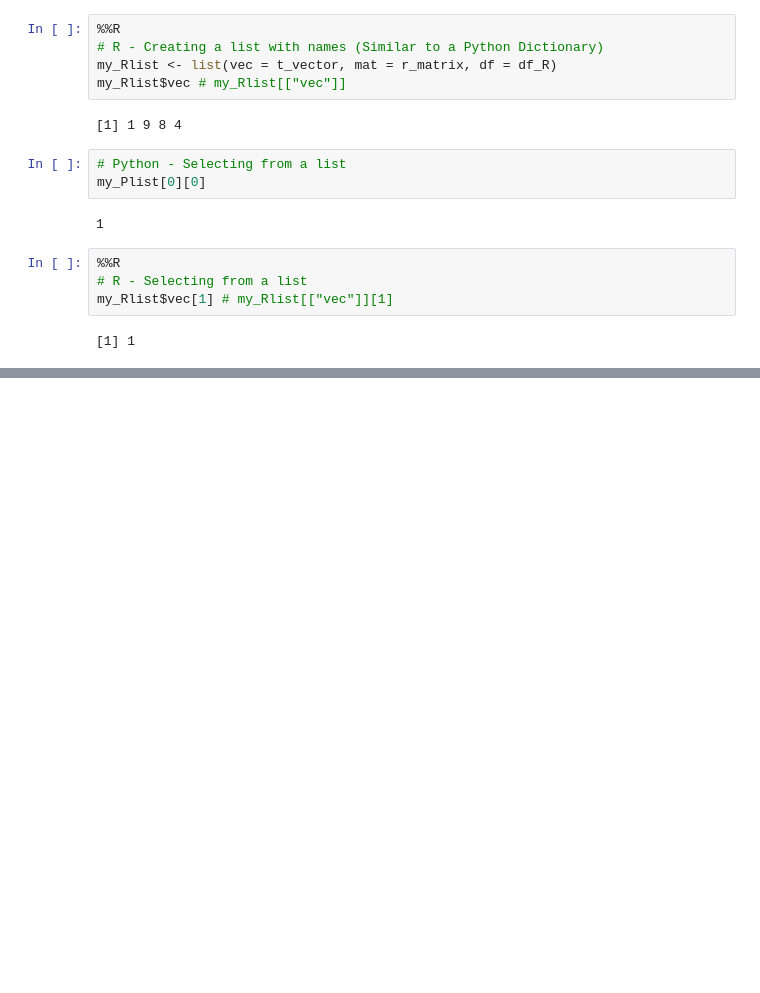
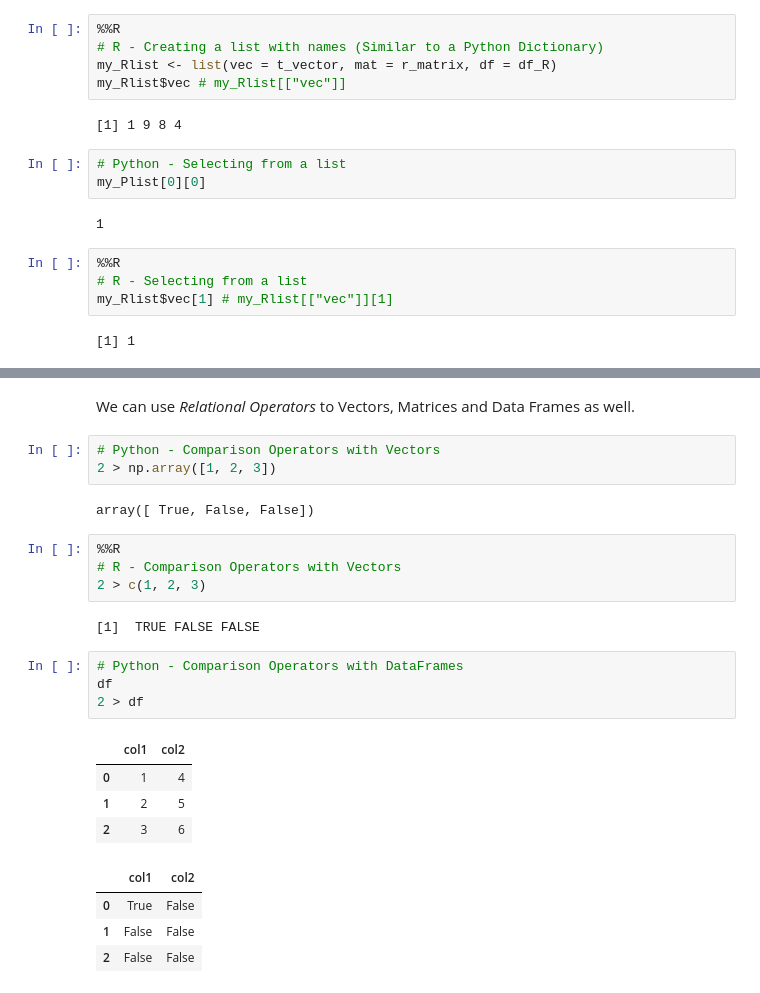
Before and after one commit to kaymal/R-and-Python, a Jupyter notebook: R & Python Comparison Cheat Sheet - Basics.ipynb, the cells around one changed output, grey strips where cells are left out. Cells and saved outputs as stored; diff of their text form; blank space fills up the shorter version.

Commit message:
Add "Relational and Logical Operators" section

```diff
--- a/R & Python Comparison Cheat Sheet - Basics.ipynb
+++ b/R & Python Comparison Cheat Sheet - Basics.ipynb
@@ -637,0 +691,26 @@ my_Rlist$vec[1] # my_Rlist[["vec"]][1]
+# %% [markdown]
+We can use _Relational Operators_ to Vectors, Matrices and Data Frames as well.
+# %%
+# Python - Comparison Operators with Vectors
+2 > np.array([1, 2, 3])
+# %% [output]
+array([ True, False, False])
+# %%
+%%R
+# R - Comparison Operators with Vectors
+2 > c(1, 2, 3)
+# %% [output]
+[1]  TRUE FALSE FALSE
+# %%
+# Python - Comparison Operators with DataFrames
+df
+2 > df
+# %% [output]
+|  | col1 | col2 |
+| 0 | 1 | 4 |
+| 1 | 2 | 5 |
+| 2 | 3 | 6 |
+|  | col1 | col2 |
+| 0 | True | False |
+| 1 | False | False |
+| 2 | False | False |
```
Also changed, not shown: parts of 39 cells of this notebook.
